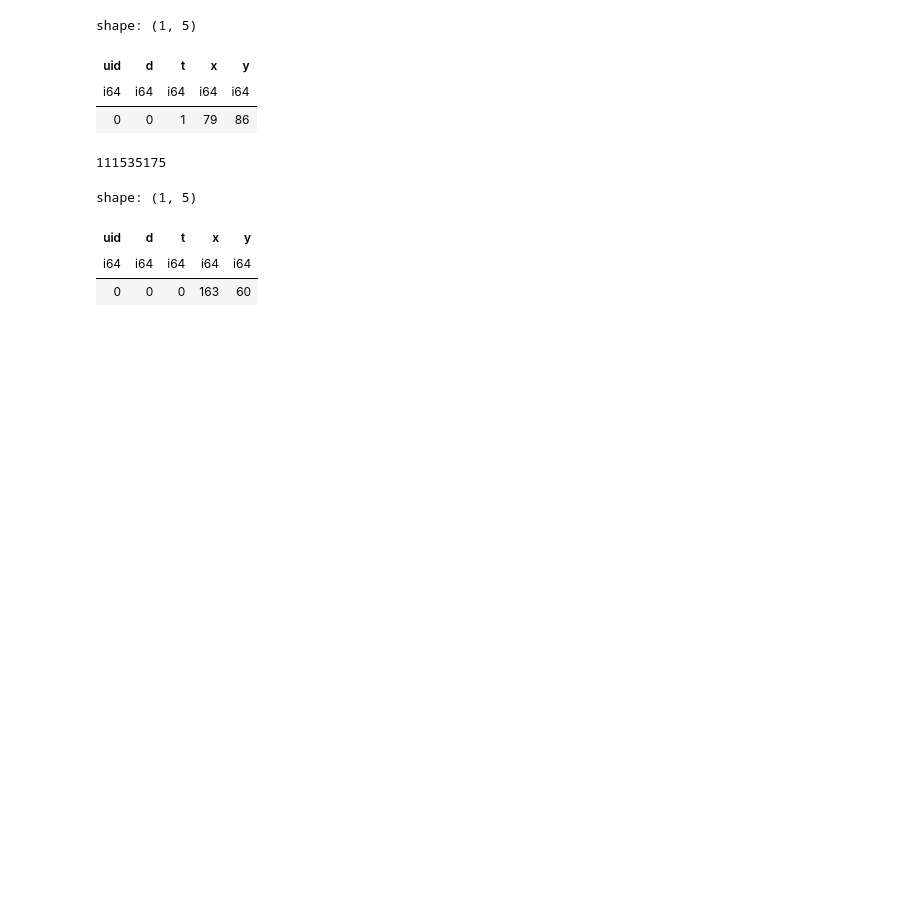
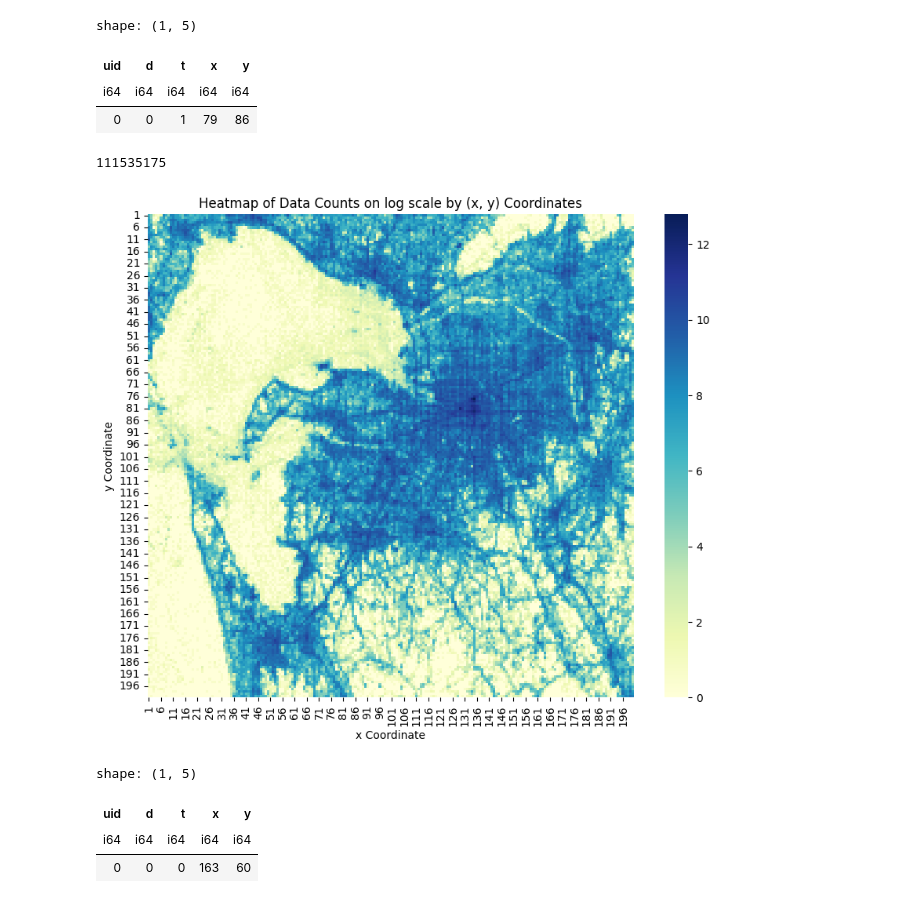
Before and after one commit to takuya-tokumoto/HuMob2024, a Jupyter notebook: eda/eda.ipynb, the cells around one changed output. Drawn from its saved outputs; the diff is of its cells as text; code cells hidden in the pictures; blank space fills up the shorter version.

```diff
--- a/eda/eda.ipynb
+++ b/eda/eda.ipynb
@@ -476,6 +479,10 @@ shape: (1, 5)
 | i64 | i64 | i64 | i64 | i64 |
 | 0 | 0 | 1 | 79 | 86 |
 111535175
+# %%
+plot_n_unique_heatmap(pre_df_1)
+# %% [output]
+[figure, added]
 # %%
 # CSV.GZファイルを読み込む
 pre_df_2 = pl.read_csv("/kaggle/s3storage/01_public/humob-challenge-2024/input/00_lastyear-dataset-humob2023/yjmob100k-dataset2.csv.gz")
```
Also changed, not shown: parts of 11 cells of this notebook.
